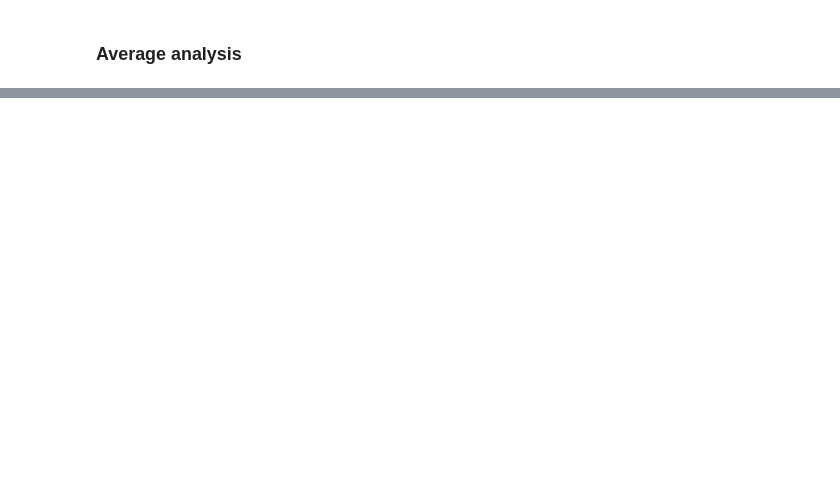
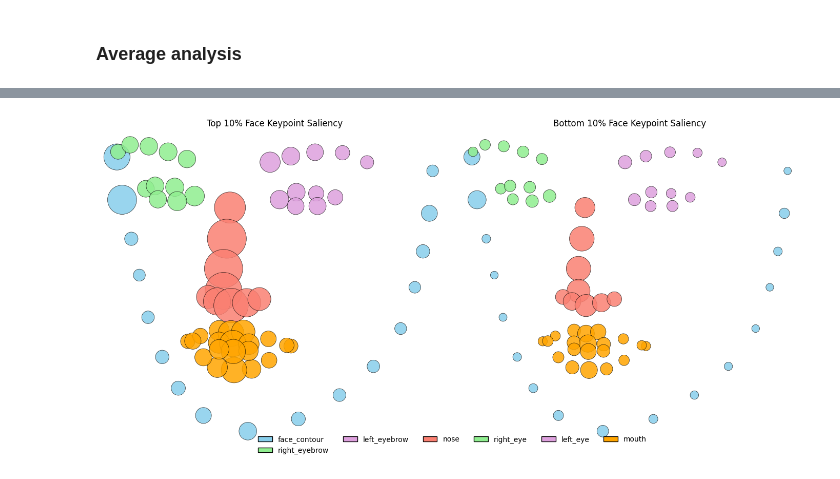
Before and after one commit to theofuhrmann/masters-thesis, a Jupyter notebook: gradient_saliency/plots_dataset.ipynb, the cells around one changed output, grey strips where cells are left out. Saved outputs shown, nothing was run; the diff lists cells and outputs as text; code cells hidden in the pictures; blank space fills up the shorter version.

```diff
--- a/gradient_saliency/plots_dataset.ipynb
+++ b/gradient_saliency/plots_dataset.ipynb
@@ -85,16 +128,16 @@ face_keypoint_names = []
 body_keypoint_names = []
 
 face_start_index = 23
-for i in range(len(average_face_saliency)):
+for i in range(len(top_average_face_saliency)):
     face_keypoint_names.append(keypoint_map[i + face_start_index])
 
 lower_body_start_index = 13
-for i in range(len(average_body_saliency)):
+for i in range(len(top_average_body_saliency)):
     index = i
     if index >= lower_body_start_index:
         index = (
             i
-            + len(average_face_saliency)
+            + len(top_average_face_saliency)
             + face_start_index
             - lower_body_start_index
         )
@@ -307,0 +425,75 @@ plt.show()
+# %%
+from matplotlib.patches import Patch
+
+# Side-by-side visualization of Top vs Bottom face keypoint saliencies
+
+fig, axs = plt.subplots(1, 2, figsize=(14, 7))
+for ax in axs:
+    ax.set_aspect("equal")
+    ax.invert_yaxis()
+    ax.axis("off")
+
+
+# Reuse face_parts_map_viz & face_colors_viz already defined
+# Build a color list per keypoint based on part membership
+def part_colors():
+    colors = []
+    for kp_idx in range(len(x_coords)):
+        assigned = None
+        for part, indices in face_parts_map_viz.items():
+            if kp_idx in indices:
+                assigned = face_colors_viz.get(part, "gray")
+                break
+        colors.append(assigned or "gray")
+    return colors
+
+
+colors = part_colors()
+
+# Common size scaling
+size_scale = 1200
+top_sizes = top_average_face_saliency * size_scale
+bottom_sizes = bottom_average_face_saliency * size_scale
+
+# Plot Top
+axs[0].scatter(
+    x_coords,
+    y_coords,
+    s=top_sizes,
+    c=colors,
+    edgecolor="black",
+    linewidth=0.5,
+    alpha=0.85,
+)
+axs[0].set_title("Top 10% Face Keypoint Saliency")
+
+# Plot Bottom
+axs[1].scatter(
+    x_coords,
+    y_coords,
+    s=bottom_sizes,
+    c=colors,
+    edgecolor="black",
+    linewidth=0.5,
+    alpha=0.85,
+)
+axs[1].set_title("Bottom 10% Face Keypoint Saliency")
+
+# Legend for parts
+legend_handles = [
+    Patch(facecolor=col, edgecolor="black", label=part)
+    for part, col in face_colors_viz.items()
+]
+fig.legend(
+    handles=legend_handles,
+    loc="lower center",
+    ncol=min(len(legend_handles), 6),
+    frameon=False,
+    fontsize=10,
+    bbox_to_anchor=(0.5, 0.02),
+)
+
+plt.tight_layout()
+plt.show()
+# %% [output]
+[figure, added]
```
Also changed, not shown: parts of 13 cells of this notebook.
